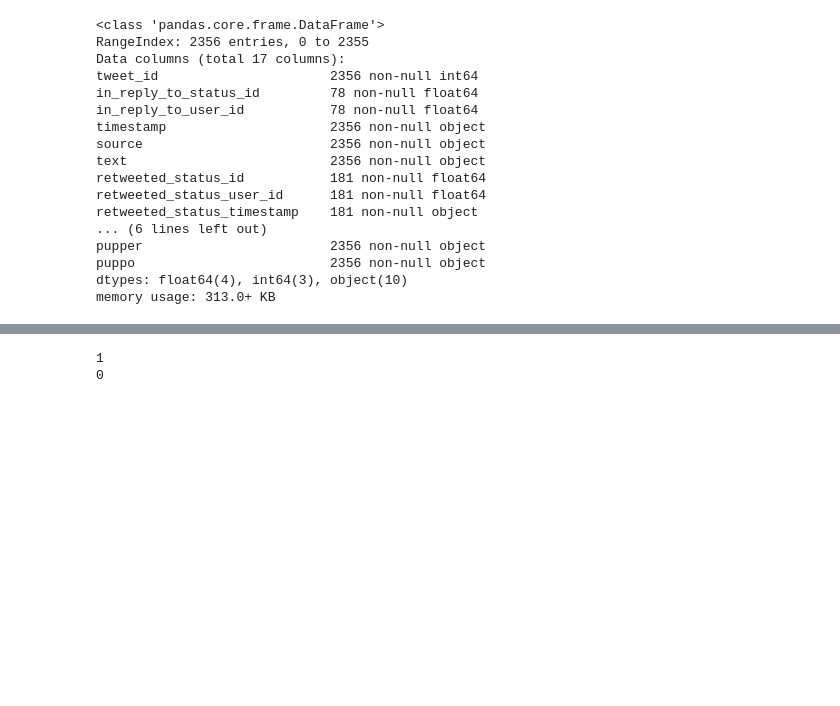
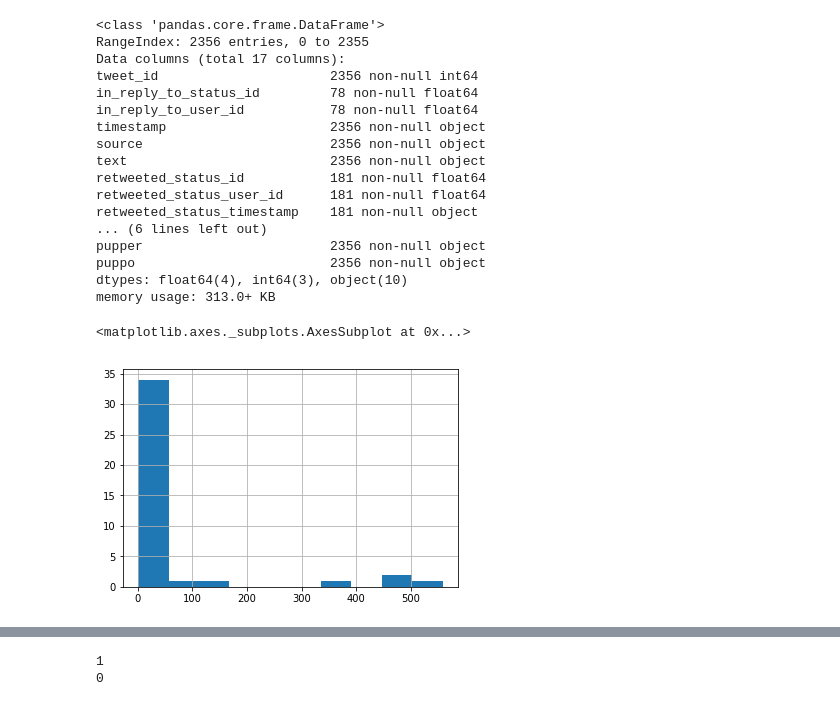
Before and after one commit to MohamedElgohary2012/udacity-wrangle-and-analyze-data, a Jupyter notebook: wrangle_act.ipynb, the cells around one changed output, grey strips where cells are left out. Saved outputs shown, nothing was run; the diff lists cells and outputs as text; code cells hidden in the pictures; blank space fills up the shorter version.

```diff
--- a/wrangle_act.ipynb
+++ b/wrangle_act.ipynb
@@ -242,3 +250,8 @@ pupper                        2356 non-null object
 puppo                         2356 non-null object
 dtypes: float64(4), int64(3), object(10)
 memory usage: 313.0+ KB
+# %%
+twitter_archive_df.rating_numerator.value_counts().hist()
+# %% [output]
+<matplotlib.axes._subplots.AxesSubplot at 0x...>
+[figure, added]
```
Also changed, not shown: parts of 5 cells of this notebook.
